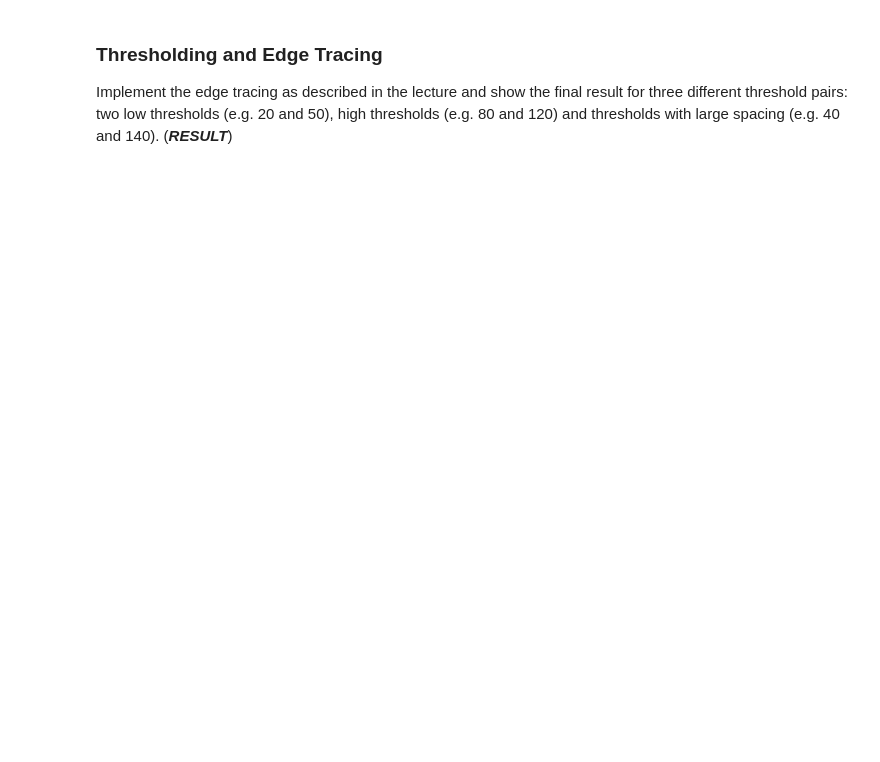
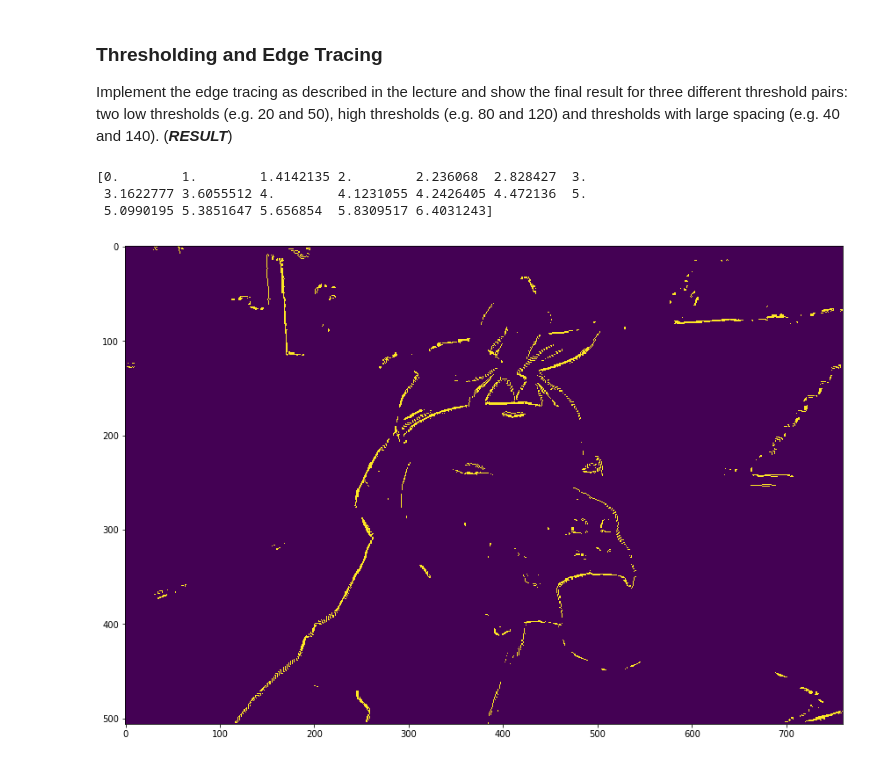
Before and after one commit to AbdBarho/CV19-20, a Jupyter notebook: 02_convolution_canny.ipynb, the cells around one changed output. Drawn from its saved outputs; the diff is of its cells as text; code cells hidden in the pictures; blank space fills up the shorter version.

```diff
--- a/02_convolution_canny.ipynb
+++ b/02_convolution_canny.ipynb
@@ -170,3 +234,11 @@ Implement the Non-Maximum Suppression step as described in the lecture. Subtract
 # %% [markdown]
 ### Thresholding and Edge Tracing
 Implement the edge tracing as described in the lecture and show the final result for three different threshold pairs: two low thresholds (e.g. 20 and 50), high thresholds (e.g. 80 and 120) and thresholds with large spacing (e.g. 40 and 140). (***RESULT***)
+# %%
+print(np.unique(thinned))
+full_screen(thinned > 2)
+# %% [output]
+[0.        1.        1.4142135 2.        2.236068  2.828427  3.
+ 3.1622777 3.6055512 4.        4.1231055 4.2426405 4.472136  5.
+ 5.0990195 5.3851647 5.656854  5.8309517 6.4031243]
+[figure, added]
```
Also changed, not shown: parts of 5 cells of this notebook, 1 other file.
